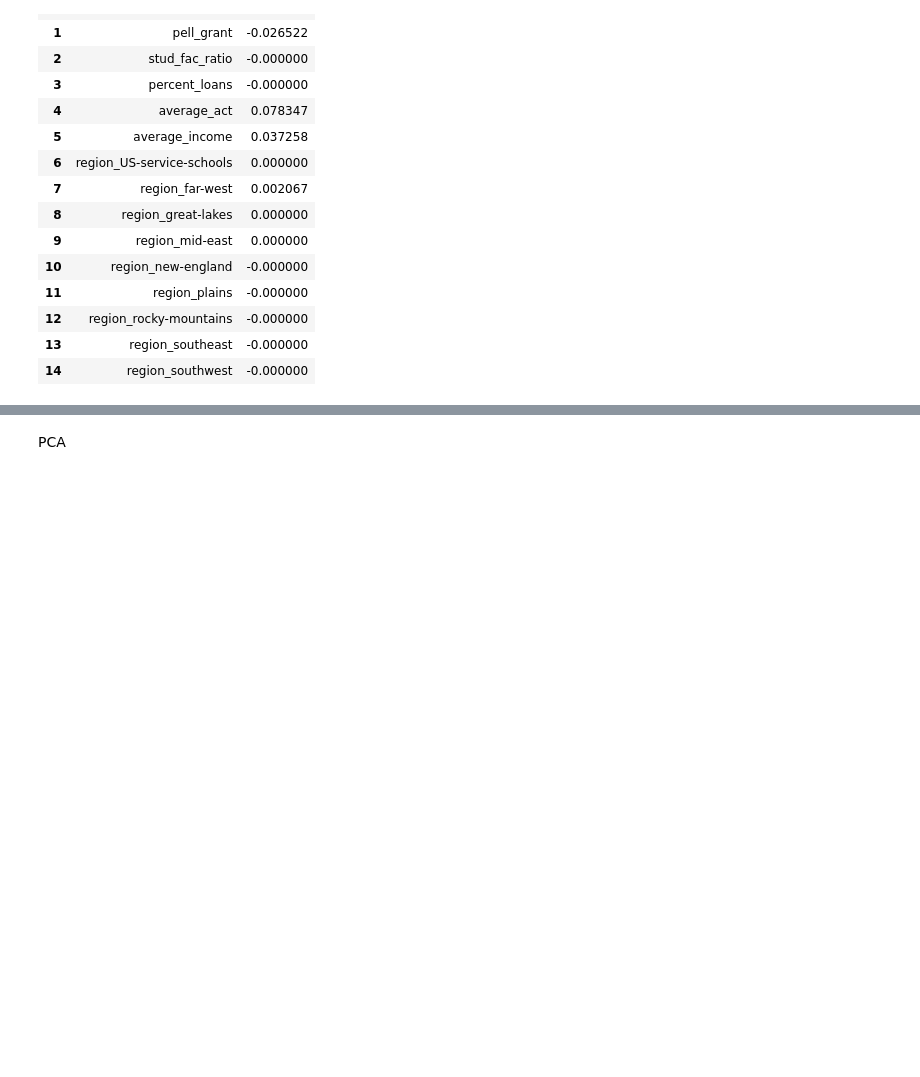
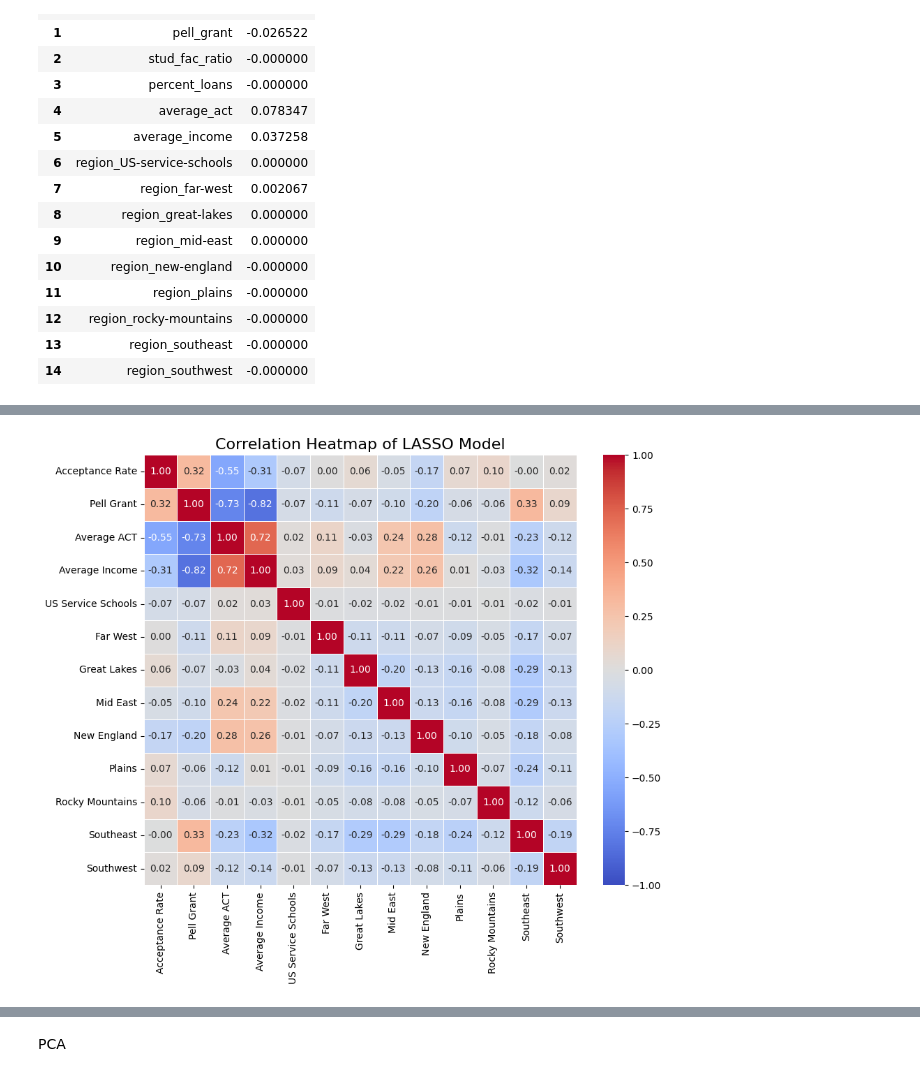
Before and after one commit to evaterry4/DS3001_project, a Jupyter notebook: Train_Test_Split_pt2+LASSO_model_.ipynb, the cells around one changed output, grey strips where cells are left out. Cells and saved outputs as stored; diff of their text form; code cells hidden in the pictures; blank space fills up the shorter version.

```diff
--- a/Train_Test_Split_pt2+LASSO_model_.ipynb
+++ b/Train_Test_Split_pt2+LASSO_model_.ipynb
@@ -224,3 +257,36 @@ RMSE: 0.08395337399671907
+# %%
+import seaborn as sns
+import matplotlib.pyplot as plt
+
+# correlation matrix
+
+corr_matrix = x_train_lasso.corr()
+label_map = {
+    'acceptance_rate': 'Acceptance Rate',
+    'pell_grant': 'Pell Grant',
+    'average_act': 'Average ACT',
+    'average_income': 'Average Income',
+    'region_US-service-schools': 'US Service Schools',
+    'region_far-west': 'Far West',
+    'region_great-lakes': 'Great Lakes',
+    'region_mid-east': 'Mid East',
+    'region_new-england': 'New England',
+    'region_plains': 'Plains',
+    'region_rocky-mountains': 'Rocky Mountains',
+    'region_southeast': 'Southeast',
+    'region_southwest': 'Southwest'
+}
+corr_matrix = corr_matrix.rename(columns=label_map, index=label_map)
+
+
+plt.figure(figsize=(10, 8))
+sns.heatmap(corr_matrix, annot=True, cmap='coolwarm', fmt='.2f', linewidths=0.5, vmin=-1, vmax=1)
+
+
+plt.title('Correlation Heatmap of LASSO Model', fontsize=16)
+plt.show()
+# %% [output]
+[figure, added]
 # %%
 #second model using lasso (drop reigon also because most reigons not selected)
 
```
Also changed, not shown: parts of 9 cells of this notebook.
